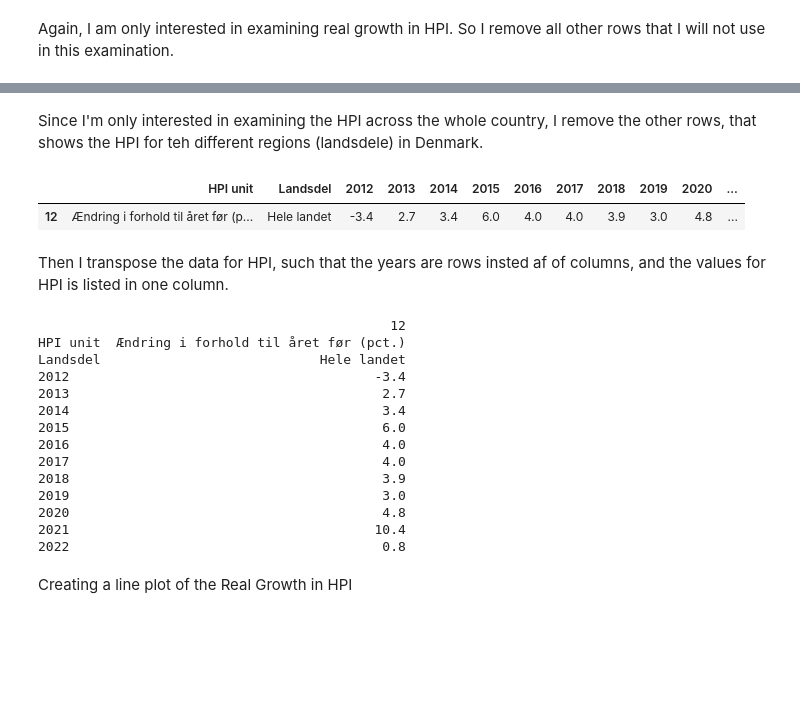
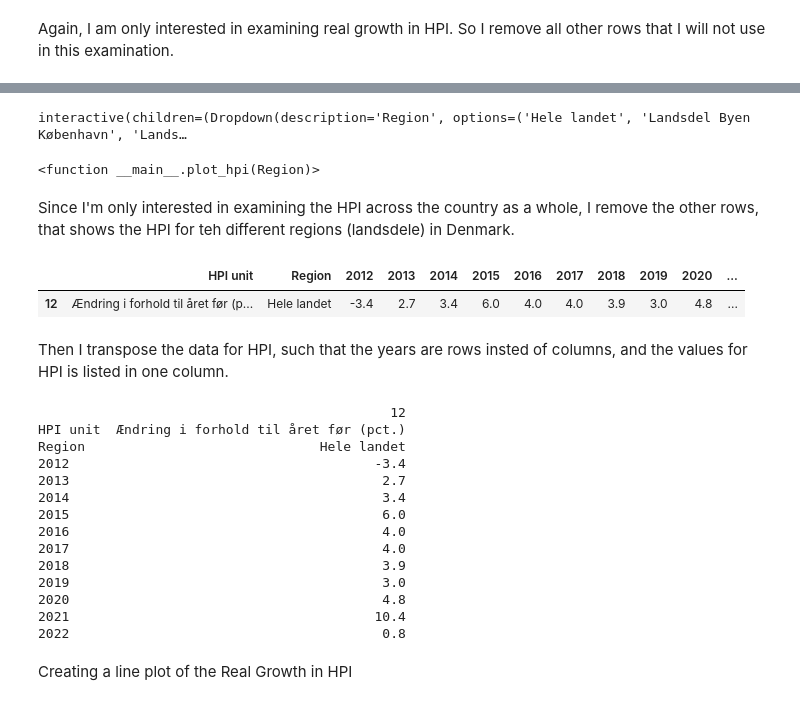
Before and after one commit to NumEconCopenhagen/projects-2023-lnp953, a Jupyter notebook: dataproject/dataproject.ipynb, the cells around one changed output, grey strips where cells are left out. Cells and saved outputs as stored; diff of their text form; code cells hidden in the pictures; blank space fills up the shorter version.

```diff
--- a/dataproject/dataproject.ipynb
+++ b/dataproject/dataproject.ipynb
@@ -128,8 +131,8 @@ Again, I am only interested in examining real growth in HPI. So I remove all oth
 # %%
 #Cleaning data for HPI
 
-#Giving a column title for the "Landsdele":
-df_hpi.rename(columns={'Unnamed: 2': 'Landsdel'}, inplace=True)
+#Giving a column title for the regions in DK:
+df_hpi.rename(columns={'Unnamed: 2': 'Region'}, inplace=True)
 
 #Giving a column title for the units of HPI:
 df_hpi.rename(columns={'Unnamed: 1': 'HPI unit'}, inplace=True)
@@ -152,16 +178,44 @@ df_hpi.head()
+# %%
+#Making the interactive plot
+
+#Defining a function that plots the HPI growth rate for a arbitrary region over time
+def plot_hpi(Region):
+
+    #Plotting the line plot:
+    #The x value extracts the column labels representing the years (i.e., 2012 to 2022)
+    #The y value extracts the HPI growth rate values for the specified region as a numpy array
+
+    plt.plot(df_hpi_i.columns[1:], df_hpi_i.loc[df_hpi_i['Region'] == Region].values[0][1:], linestyle='-', color='Blue')
+
+    #Using a f string so that the name of the region changes when choosing from the drop down menu
+    plt.title(f'HPI Growth Rate for {Region}')
+
+    #Setting the axis labels
+    plt.xlabel('Year')
+    plt.ylabel('HPI Growth Rate (pct.)')
+
+    #Showing the line plot
+    plt.show()
+
+
+#Creating an interactive widget to select a region
+interact(plot_hpi, Region=df_hpi_i['Region'].unique())
+# %% [output]
+interactive(children=(Dropdown(description='Region', options=('Hele landet', 'Landsdel Byen København', 'Lands…
+<function __main__.plot_hpi(Region)>
 # %% [markdown]
-Since I'm only interested in examining the HPI across the whole country, I remove the other rows, that shows the HPI for teh different regions (landsdele) in Denmark.
+Since I'm only interested in examining the HPI across the country as a whole, I remove the other rows, that shows the HPI for teh different regions (landsdele) in Denmark.
 # %%
 #Only keeping the HPI growth values for the whole country (Hele landet)
-I = df_hpi['Landsdel'] == 'Hele landet'
+I = df_hpi['Region'] == 'Hele landet'
 df_hpi = df_hpi[I]
 
 df_hpi.head()
 # %% [output]
-|  | HPI unit | Landsdel | 2012 | 2013 | 2014 | 2015 | 2016 | 2017 | 2018 | 2019 | 2020 | ... |
+|  | HPI unit | Region | 2012 | 2013 | 2014 | 2015 | 2016 | 2017 | 2018 | 2019 | 2020 | ... |
 | 12 | Ændring i forhold til året før (p... | Hele landet | -3.4 | 2.7 | 3.4 | 6.0 | 4.0 | 4.0 | 3.9 | 3.0 | 4.8 | ... |
 # %% [markdown]
-Then I transpose the data for HPI, such that the years are rows insted af of columns, and the values for HPI is listed in one column.
+Then I transpose the data for HPI, such that the years are rows insted of columns, and the values for HPI is listed in one column.
 # %%
 #Transposing the data
 df_hpi_transposed = df_hpi.transpose()
@@ -171,7 +225,7 @@ print(df_hpi_transposed)
 # %% [output]
                                              12
 HPI unit  Ændring i forhold til året før (pct.)
-Landsdel                            Hele landet
+Region                              Hele landet
 2012                                       -3.4
 2013                                        2.7
 2014                                        3.4
```
Also changed, not shown: parts of 23 cells of this notebook, 5 other files.
